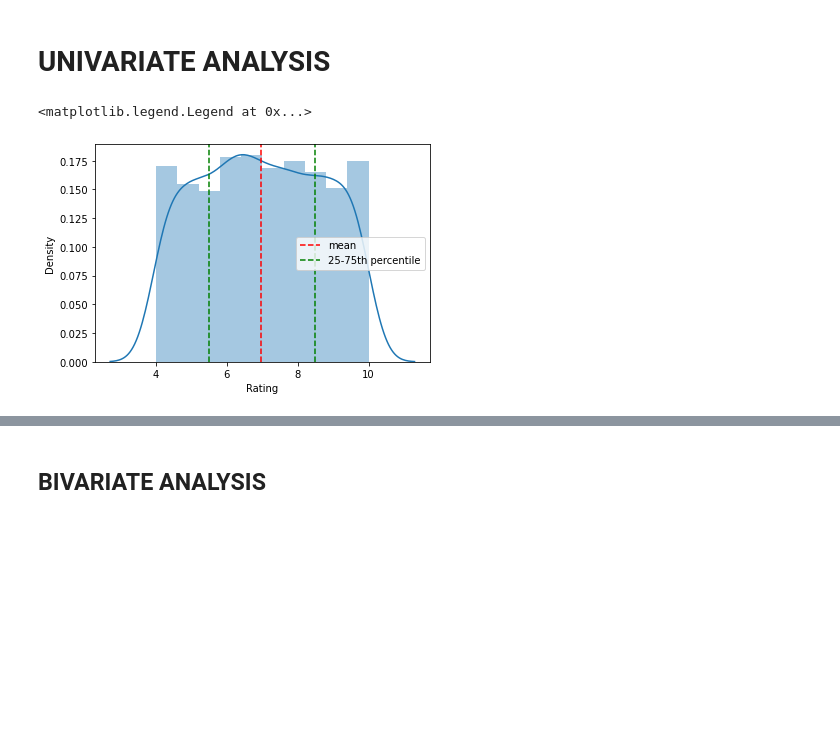
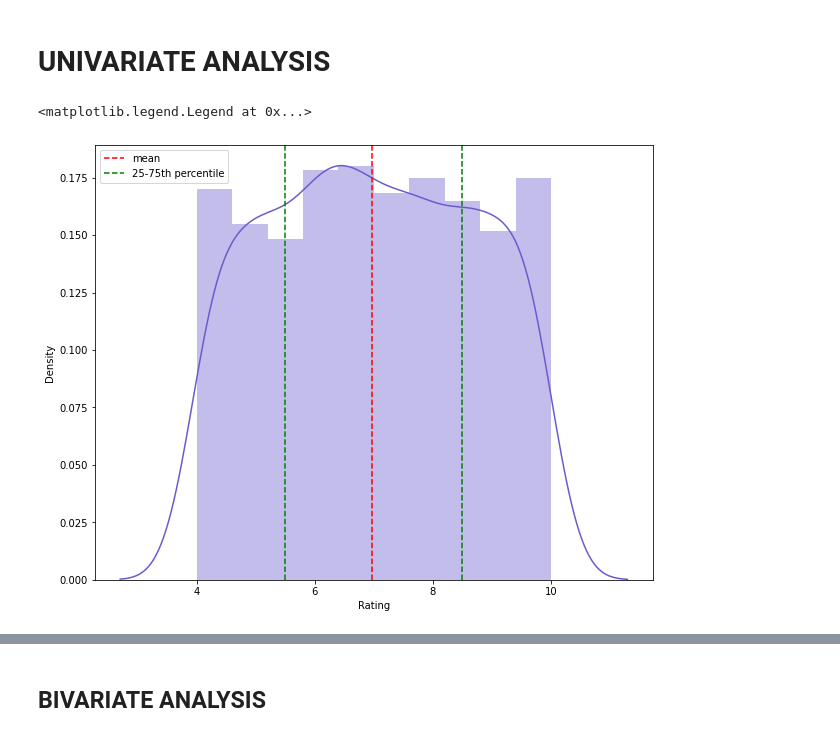
Before and after one commit to Prii5/Supermarket-Sales-Dataset-Analysis, a Jupyter notebook: Supermarket-sales.ipynb, the cells around one changed output, grey strips where cells are left out. Drawn from its saved outputs; the diff is of its cells as text; code cells hidden in the pictures; blank space fills up the shorter version.

```diff
--- a/Supermarket-sales.ipynb
+++ b/Supermarket-sales.ipynb
@@ -93,16 +125,20 @@ df.set_index('Date', inplace = True)
 # %%
 # checking if the customer rating is skewed
 
+
+# to set the figuresize
+plt.figure(figsize=(10,8))
+
 # for distribution plot
-sns.distplot(df['Rating'])
+sns.distplot(df['Rating'], color='slateblue')
 # plotting the mean
 plt.axvline(x=np.mean (df['Rating']), c='red' , ls='--' ,label= 'mean')
 # plotting the 25th percentile
 plt.axvline(x=np.percentile(df['Rating'],25) , c ='green', ls = '--', label ='25-75th percentile' )
 # plotting the 75th percentile
 plt.axvline(x=np.percentile(df['Rating'],75), c='green', ls='--',)
 plt.legend()
 # %% [output]
 <matplotlib.legend.Legend at 0x...>
-[figure, old version]
+[figure, new version]
 # %%
```
Also changed, not shown: parts of 19 cells of this notebook.
